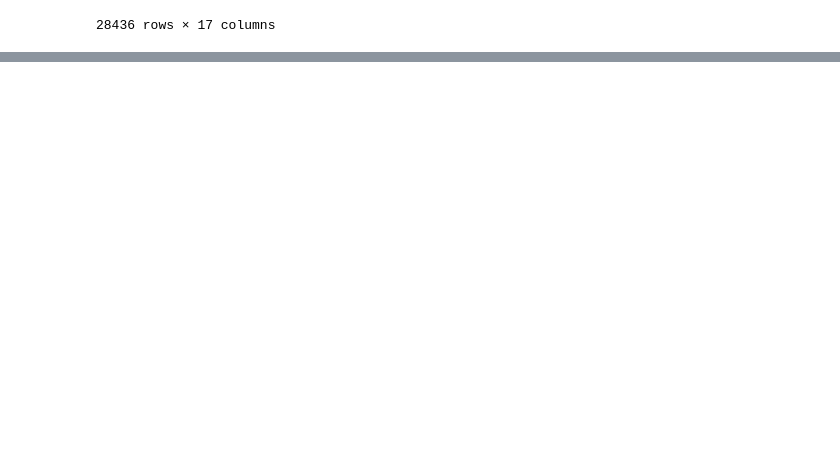
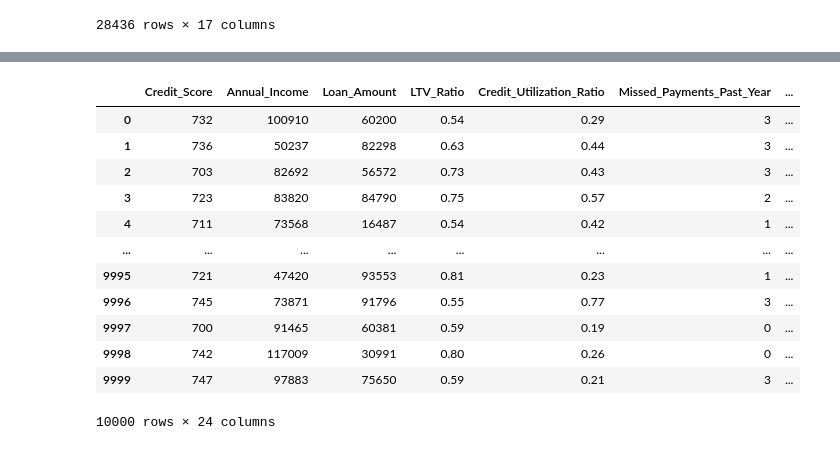
Before and after one commit to nagabaggi/Team-Nova, a Jupyter notebook: tweets_sentiment.ipynb, the cells around one changed output, grey strips where cells are left out. Drawn from its saved outputs; the diff is of its cells as text; code cells hidden in the pictures; blank space fills up the shorter version.

Commit message:
tweets sentiment changes

```diff
--- a/tweets_sentiment.ipynb
+++ b/tweets_sentiment.ipynb
@@ -140,0 +74,17 @@ SyntaxError: expected '(' (2468364842.py, line 2)
+# %%
+import pandas as pd
+import io
+# Clean the tweet response to remove the table borders
+cleaned_response = tweet_response.strip().split('\n')[2:]  # Skip the first two lines
+cleaned_response = [line.strip().strip('|').split('|') for line in cleaned_response]  # Clean each line
+
+# Create the DataFrame from the cleaned response
+df = pd.DataFrame(cleaned_response, columns=['BUSINESS_SEGMENT', 'INCOME_PROFILE', 'SENTIMENT_SCORE'])
+
+# Strip any extra whitespace from the DataFrame cells
+tweet_data_df = df.applymap(lambda x: x.strip() if isinstance(x, str) else x)
+
+# Display the DataFrame
+print(tweet_data_df)
+# df = pd.DataFrame(data)
+# print(df)
@@ -140,0 +215,27 @@ SyntaxError: expected '(' (2468364842.py, line 2)
+# %%
+
+# Join the DataFrames on 'Industry' and 'Income_profile'/'Incomeprofile'
+merged_df = pd.merge(customer_data, tweet_data_df, how='inner', left_on=['Industry', 'Income_Profile'], right_on=['BUSINESS_SEGMENT', 'INCOME_PROFILE'])
+
+# Drop the redundant 'Incomeprofile' and 'business_segment' columns from the merged DataFrame
+merged_df = merged_df.drop(columns=['INCOME_PROFILE', 'BUSINESS_SEGMENT'])
+
+# Display the merged DataFrame
+merged_df
+customer_data_merged = merged_df
+# %%
+merged_df
+# %% [output]
+|  | Credit_Score | Annual_Income | Loan_Amount | LTV_Ratio | Credit_Utilization_Ratio | Missed_Payments_Past_Year | ... |
+| 0 | 732 | 100910 | 60200 | 0.54 | 0.29 | 3 | ... |
+| 1 | 736 | 50237 | 82298 | 0.63 | 0.44 | 3 | ... |
+| 2 | 703 | 82692 | 56572 | 0.73 | 0.43 | 3 | ... |
+| 3 | 723 | 83820 | 84790 | 0.75 | 0.57 | 2 | ... |
+| 4 | 711 | 73568 | 16487 | 0.54 | 0.42 | 1 | ... |
+| ... | ... | ... | ... | ... | ... | ... | ... |
+| 9995 | 721 | 47420 | 93553 | 0.81 | 0.23 | 1 | ... |
+| 9996 | 745 | 73871 | 91796 | 0.55 | 0.77 | 3 | ... |
+| 9997 | 700 | 91465 | 60381 | 0.59 | 0.19 | 0 | ... |
+| 9998 | 742 | 117009 | 30991 | 0.80 | 0.26 | 0 | ... |
+| 9999 | 747 | 97883 | 75650 | 0.59 | 0.21 | 3 | ... |
+10000 rows × 24 columns
```
Also changed, not shown: parts of 26 cells of this notebook.
